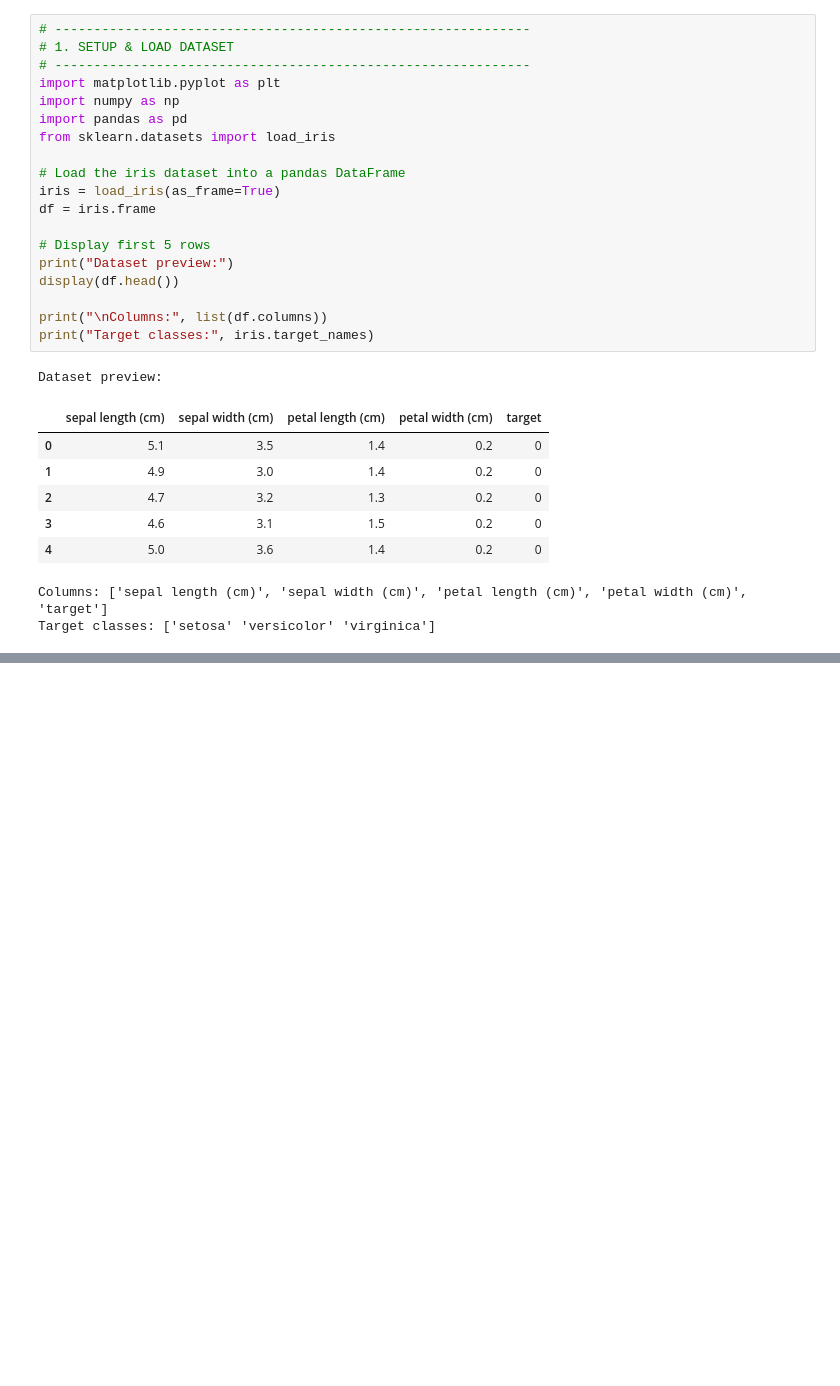
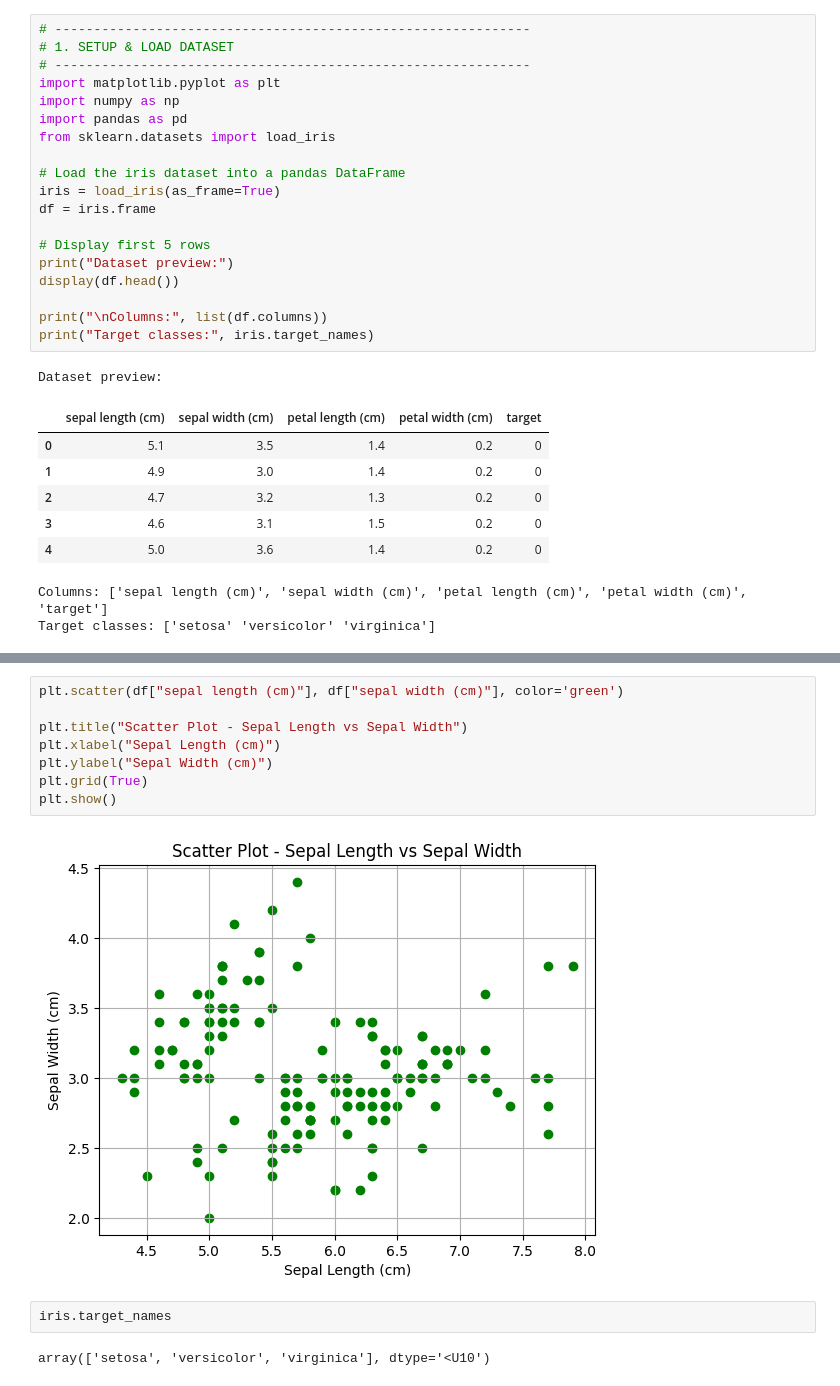
Before and after one commit to MSD-0007/Data-Visualization-4thSem, a Jupyter notebook: plots.ipynb, the cells around one changed output, grey strips where cells are left out. Saved outputs shown, nothing was run; the diff lists cells and outputs as text; blank space fills up the shorter version.

```diff
--- a/plots.ipynb
+++ b/plots.ipynb
@@ -53,0 +65,14 @@ plt.show()
+# %%
+plt.scatter(df["sepal length (cm)"], df["sepal width (cm)"], color='green')
+
+plt.title("Scatter Plot - Sepal Length vs Sepal Width")
+plt.xlabel("Sepal Length (cm)")
+plt.ylabel("Sepal Width (cm)")
+plt.grid(True)
+plt.show()
+# %% [output]
+[figure, added]
+# %%
+iris.target_names
+# %% [output]
+array(['setosa', 'versicolor', 'virginica'], dtype='<U10')
```
Also changed, not shown: parts of 4 cells of this notebook.
